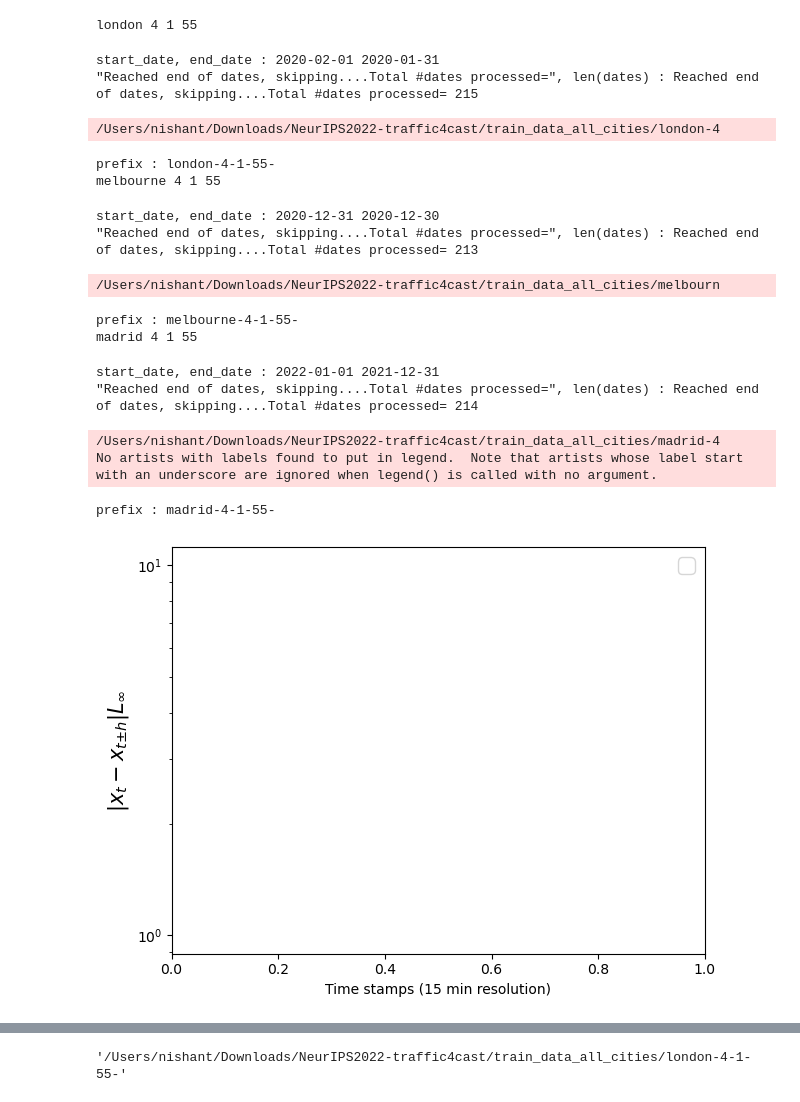
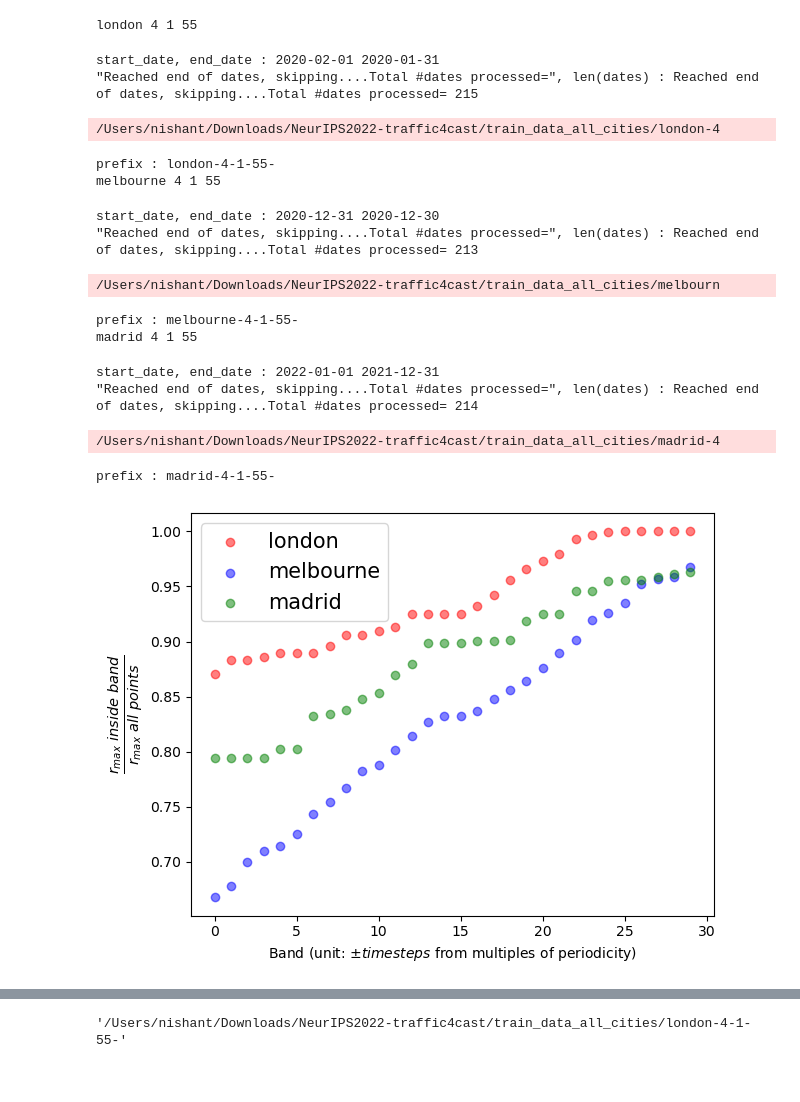
Before and after one commit to mie-lab/Complexity-Aware-Traffic-Prediction, a Jupyter notebook: exploration/CATP/preprocessing/temporal_distances.ipynb, the cells around one changed output, grey strips where cells are left out. Drawn from its saved outputs; the diff is of its cells as text; code cells hidden in the pictures.

Commit message:
ENH: Added changes for spatial dist of cx

```diff
--- a/exploration/CATP/preprocessing/temporal_distances.ipynb
+++ b/exploration/CATP/preprocessing/temporal_distances.ipynb
@@ -46,8 +50,6 @@ for city_ in config.city_list:
                     random.shuffle(filenameslist) # inefficient method of choosing a random filename
 
                     dist_list = []
-
-
 
                     # choose_filename until we get something in the middle of the dataset so that
                     # we can iterate over weeks
@@ -88,22 +90,29 @@ for city_ in config.city_list:
                     multiple_source_distance_list.append(dist_list)
                     plt.plot(range(-14*obj.offset, 14*obj.offset), (dist_list), alpha=0.01, color=city_color[city])
 
+
+
                 multiple_source_distance_list = np.array(multiple_source_distance_list)
 
                 mean_plot = (np.mean(multiple_source_distance_list, axis=0))
                 plt.plot(range(-14*obj.offset, +14*obj.offset), (mean_plot), label= prefix + " mean plot ", color=city_color[city])
 
+
                 # median_plot = (np.median(multiple_source_distance_list, axis=0))
                 # plt.plot(np.convolve(median_plot, [1/1]*1, "valid"), label= prefix + " median plot ")
 
 
-                sprint (prefix)
+                sprint (prefix, obj.offset)
             #     break
             # break
         # break
     # break
-plt.ylabel(r'$\|x_t-x_{t{\pm}h}\|L_{\infty}$', fontsize=15)
-plt.legend(fontsize=15)
+    for i in range(-14, 14):
+        plt.plot([i*obj.offset] * 1000, range(0,1000), '--', color="black", linewidth=0.5)
+
+
+plt.ylabel(r'$\|x_t-x_{t{\pm}h}\|L_{\infty}$', fontsize=12)
+plt.legend(fontsize=15, loc="lower right")
 plt.xlabel("Time stamps (15 min resolution)")
 plt.yscale('log')
 plt.tight_layout()
@@ -140,6 +140,7 @@ prefix : madrid-4-1-55-
 
 for city_ in config.city_list:
     city = city_.lower()
+    label_print = True
     for io_len in [4]: # range(1,9):
         for pred_horiz in [1]: # config.pred_horiz_def:
             for scale in config.scales_def:
@@ -157,7 +158,7 @@ for city_ in config.city_list:
 
                 multiple_source_distance_list = []
                 multiple_source_temp_distance_list = []
-                for _ in tqdm(range(10), desc="Iterating over 100 random source files"):
+                for _ in tqdm(range(200), desc="Iterating over 100 random source files"):
                     random.shuffle(filenameslist) # inefficient method of choosing a random filename
 
                     dist_list = []
@@ -172,7 +173,7 @@ for city_ in config.city_list:
                     # integer id of filename
                     n = int(source_file.split(prefix)[-1].replace("_x.npy", ""))
 
-                    while ( n - 14 * obj.offset < 0 or n + 14 * obj.offset > 8500 ): # 8500 number of training data points across all scenarios.
+                    while ( n - 7 * obj.offset < 0 or n + 7 * obj.offset > 8500 ): # 8500 number of training data points across all scenarios.
                         # keep looking for a source point near the centre of the dataset
                         # so that we can look one week ahead and behind
 
@@ -188,7 +189,7 @@ for city_ in config.city_list:
 
                     # Now, we iterate through one week of temporal neighbours
                     # 3 days before and 3 days after
-                    for i in range(n-3*obj.offset, n+3*obj.offset):
+                    for i in range(n-7*obj.offset, n+7*obj.offset):
 
                         neighbour_filename = (source_file.split(prefix)[0] + \
                                    prefix + \
@@ -198,7 +199,9 @@ for city_ in config.city_list:
                         neighbour = np.load(neighbour_filename)
 
                         dist_list.append (np.max(np.abs( neighbour - source_x)) )
-                        temp_dist_list.append(i % obj.offset)
+                        temp_dist_list.append(i - n)
+
+                        # plt.scatter(temp_dist_list, dist_list)
 
                     multiple_source_distance_list.append(dist_list)
                     multiple_source_temp_distance_list.append(temp_dist_list)
@@ -206,40 +209,55 @@ for city_ in config.city_list:
 
                 multiple_source_distance_list = np.array(multiple_source_distance_list)
                 multiple_source_temp_distance_list = np.array(multiple_source_temp_distance_list)
 
+                mean_plot = np.mean(multiple_source_distance_list, axis=0)
+                dict_ = dict(zip(range(-7*obj.offset, 7*obj.offset), mean_plot))
 
-                # median_plot = (np.median(multiple_source_distance_list, axis=0))
-                # plt.plot(np.convolve(median_plot, [1/1]*1, "valid"), label= prefix + " median plot ")
-
+                b = []
+                max_dict = max(dict_.values())
+                band_range = range(0, 30)
+                for band in band_range:
+                    a = []
+                    for key in dict_:
+                        if key % obj.offset <= band:
+                            a.append(dict_[key])
+                    b.append(max(a)/max_dict)
+                if label_print:
+                    plt.scatter(band_range, b, color=city_color[city], label=city, alpha=0.5)
+                    label_print = False
+                else:
+                    plt.scatter(band_range, b, color=city_color[city], alpha=0.5)
+                # plt.show()
 
                 sprint (prefix)
             #     break
             # break
         # break
     # break
-plt.ylabel(r'$\|x_t-x_{t{\pm}h}\|L_{\infty}$', fontsize=15)
+
+    # break
+plt.ylabel(r'$\frac{r_{max}~inside~band}{{r_{max}~all~points}}$', fontsize=15)
 plt.legend(fontsize=15)
-plt.xlabel("Time stamps (15 min resolution)")
-plt.yscale('log')
+plt.xlabel(r"Band (unit: $\pm timesteps$ from multiples of periodicity)")
+# plt.yscale('log')
 plt.tight_layout()
-plt.savefig("city_list_scales_4_1.png", dpi=600)
+plt.savefig("cumulative_dist_different_io_and_pred_horiz.png", dpi=600)
 plt.show()   # obj._clean_intermediate_files()
 # %% [output]
 london 4 1 55
 start_date, end_date : 2020-02-01 2020-01-31
 "Reached end of dates, skipping....Total #dates processed=", len(dates) : Reached end of dates, skipping....Total #dates processed= 215
 /Users/nishant/Downloads/NeurIPS2022-traffic4cast/train_data_all_cities/london-4
 prefix : london-4-1-55-
 melbourne 4 1 55
 start_date, end_date : 2020-12-31 2020-12-30
 "Reached end of dates, skipping....Total #dates processed=", len(dates) : Reached end of dates, skipping....Total #dates processed= 213
 /Users/nishant/Downloads/NeurIPS2022-traffic4cast/train_data_all_cities/melbourn
 prefix : melbourne-4-1-55-
 madrid 4 1 55
 start_date, end_date : 2022-01-01 2021-12-31
 "Reached end of dates, skipping....Total #dates processed=", len(dates) : Reached end of dates, skipping....Total #dates processed= 214
 /Users/nishant/Downloads/NeurIPS2022-traffic4cast/train_data_all_cities/madrid-4
-No artists with labels found to put in legend.  Note that artists whose label start with an underscore are ignored when legend() is called with no argument.
 prefix : madrid-4-1-55-
-[figure, old version]
+[figure, new version]
 # %%
```
Also changed, not shown: parts of 6 cells of this notebook, 6 other files.
